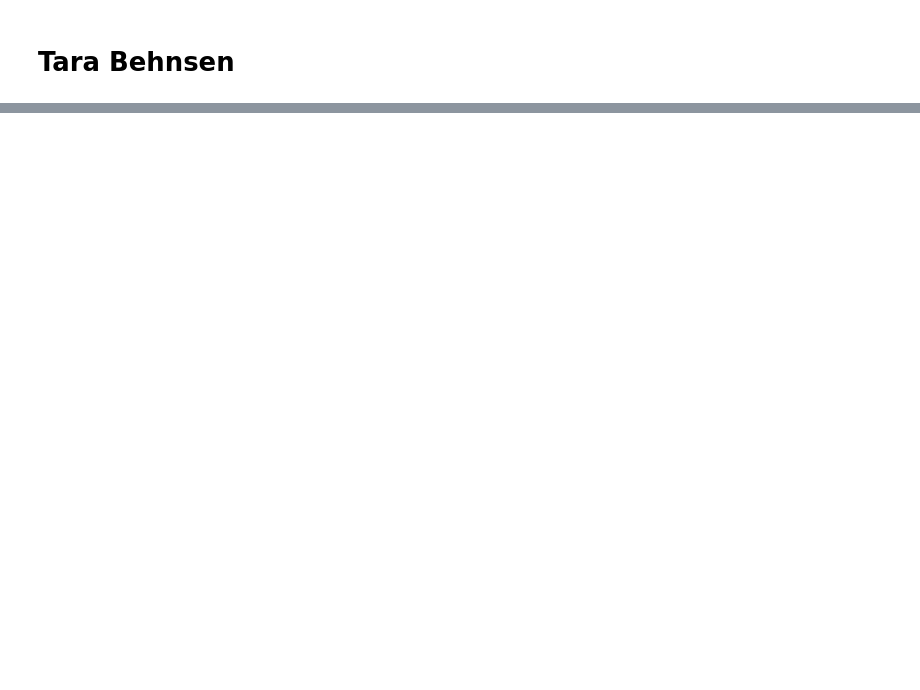
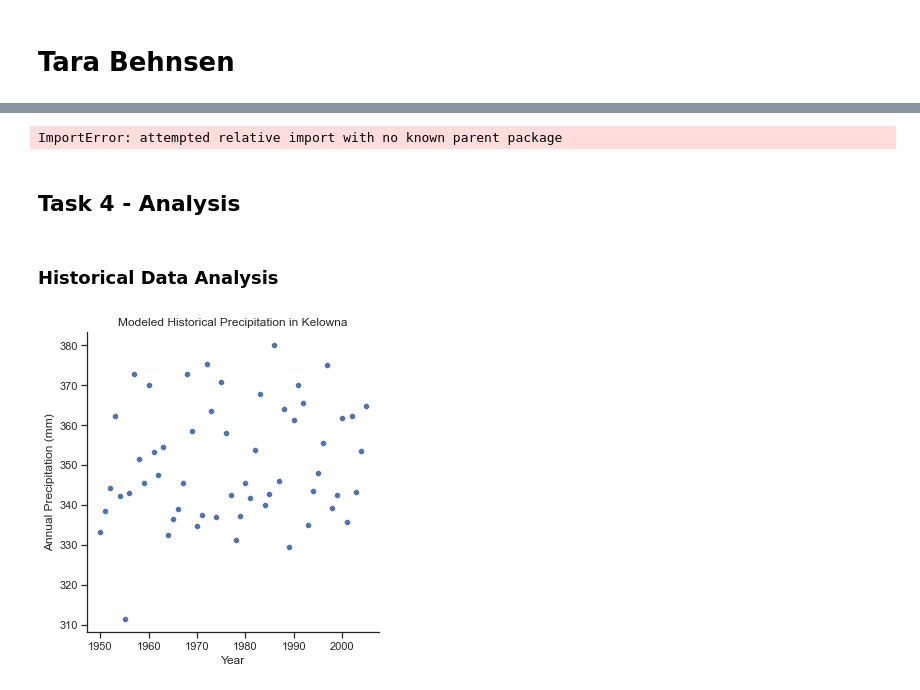
Before and after one commit to data301-2021-winter1/project-group70-project, a Jupyter notebook: notebooks/analysis2.ipynb, the cells around one changed output, grey strips where cells are left out. Drawn from its saved outputs; the diff is of its cells as text; code cells hidden in the pictures; blank space fills up the shorter version.

```diff
--- a/notebooks/analysis2.ipynb
+++ b/notebooks/analysis2.ipynb
@@ -25,0 +136,10 @@ Total_Precipitation
+# %%
+#Creating new dataframes for historical (H) and future (F) projections
+prec_Future= prec[55:151]
+prec_Historical = prec[0:56]
+
+# Remove null values
+H_precipitation = prec_Historical.dropna(axis='columns', how ='any')
+F_precipitation = prec_Future.dropna(axis='columns', how ='any')
+
+F_precipitation
@@ -25,0 +248,21 @@ Total_Precipitation
+# %%
+def load_and_process(path='../data/raw/Total_Precitation.csv'):
+    """ This creates a new dataframe for historic data, removes NaN values,
+    and replaces "DateTime" with "Year"""
+    Historic = (
+         pd.read_csv('../data/raw/Total_Precitation.csv')
+        .loc[0:55]
+        .dropna(axis='columns', how ='any')
+        .assign(Year = lambda x: range(1950,2006))
+        .drop("DateTime", 1)
+)
+    """ This creates a new dataframe for future data, removes NaN values,
+    and replaces "DateTime" with "Year"""
+    Future = (
+         pd.read_csv('../data/raw/Total_Precitation.csv')
+        .loc[55:151]
+        .dropna(axis='columns', how ='any')
+        .assign(Year = lambda x: range(2005,2101))
+        .drop("DateTime", 1)
+)
+    return (Historic, Future)
@@ -25,0 +307,23 @@ Total_Precipitation
+# %%
+from .. import project_functions2
+a,b = project_functions2.load_and_process(path='../data/raw/Total_Precitation.csv')
+
+#a is historical data and b is the future data
+# %% [output]
+ImportError: attempted relative import with no known parent package
+# %% [markdown]
+## Task 4 - Analysis
+# %%
+hp,fp=load_and_process()
+#where hp is historic precipitation and fp is future precipitation
+# %% [markdown]
+### Historical Data Analysis
+# %%
+sns.set_theme(style = "ticks")
+
+scatter_hp = sns.relplot(
+    data=hp, kind="scatter",
+    x="Year", y="Modeled Historical"
+).set(title = "Modeled Historical Precipitation in Kelowna", ylabel="Annual Precipitation (mm)")
+# %% [output]
+[figure, added]
```
Also changed, not shown: parts of 53 cells of this notebook.
